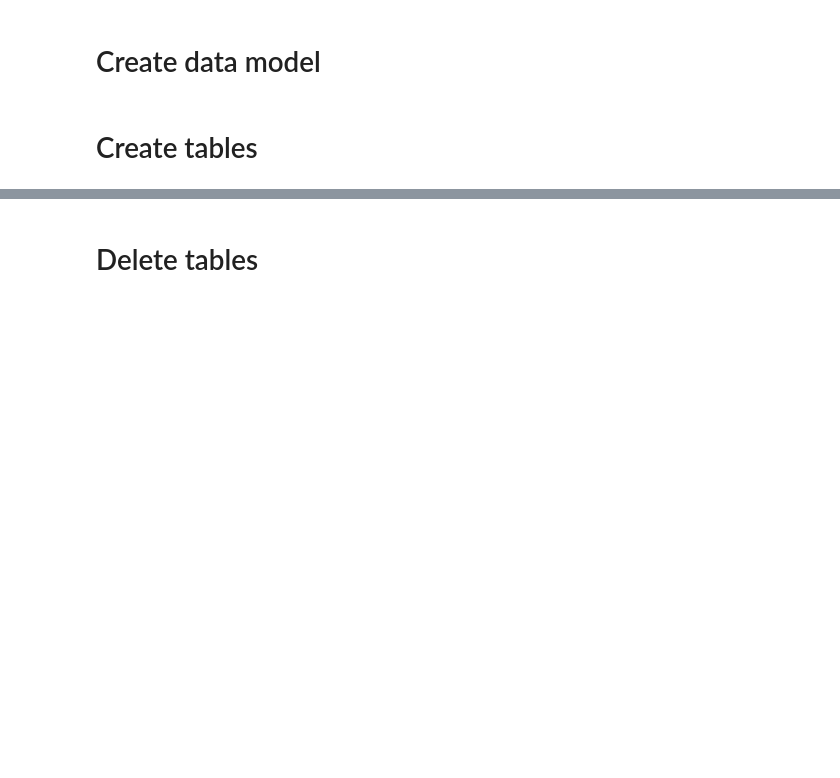
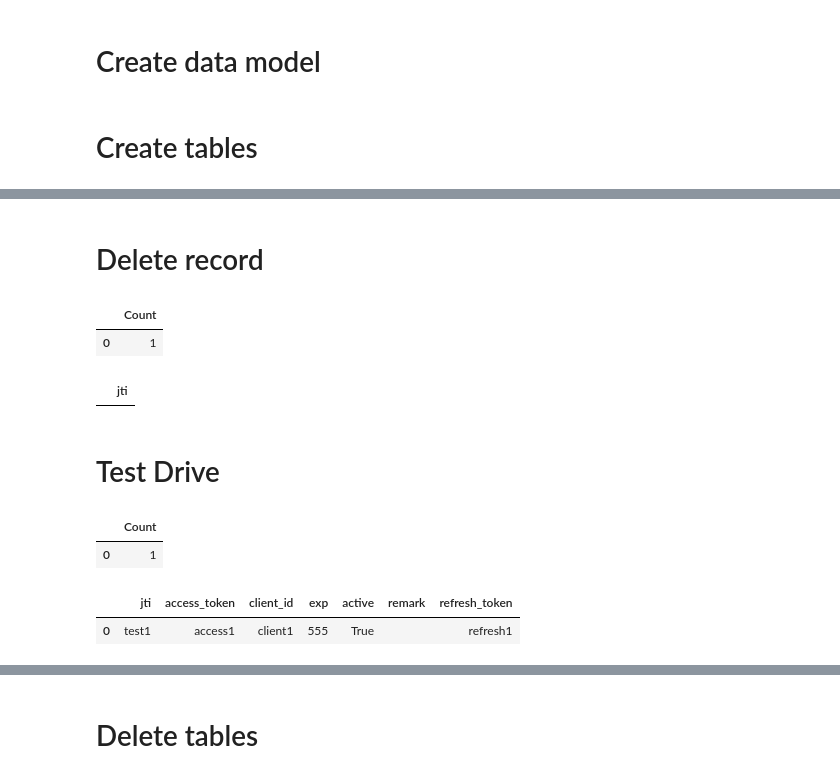
Before and after one commit to datanooblol/ezorm, a Jupyter notebook: dev.ipynb, the cells around one changed output, grey strips where cells are left out. Drawn from its saved outputs; the diff is of its cells as text; code cells hidden in the pictures; blank space fills up the shorter version.

```diff
--- a/dev.ipynb
+++ b/dev.ipynb
@@ -84,0 +96,23 @@ SELECT * FROM refreshtokenjti;
+# %% [markdown]
+# Delete record
+# %%
+Delete(DPoPModel(jti="testdpop3"))
+# %% [output]
+|  | Count |
+| 0 | 1 |
+# %%
+Read(DPoPModel(jti="testdpop3"))
+# %% [output]
+|  | jti |
+# %% [markdown]
+# Test Drive
+# %%
+Create(RefreshTokenModel(jti="test1", access_token="access1", refresh_token="refresh1", client_id="client1", exp=555, active=True, remark=""))
+# %% [output]
+|  | Count |
+| 0 | 1 |
+# %%
+Read(RefreshTokenModel(jti="test1", access_token="access1", refresh_token="refresh1", client_id="client1", exp=555, active=True, remark=""))
+# %% [output]
+|  | jti | access_token | client_id | exp | active | remark | refresh_token |
+| 0 | test1 | access1 | client1 | 555 | True |  | refresh1 |
```
Also changed, not shown: parts of 32 cells of this notebook, 9 other files.
